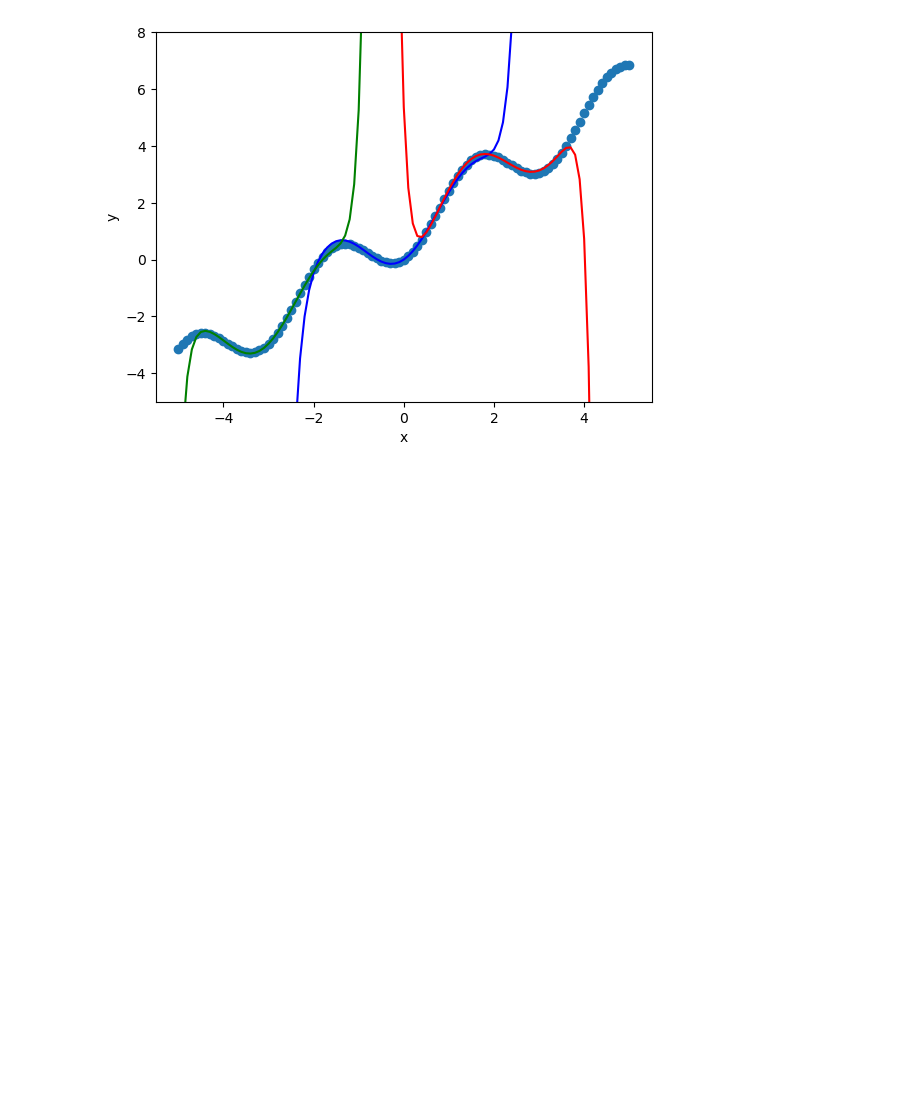
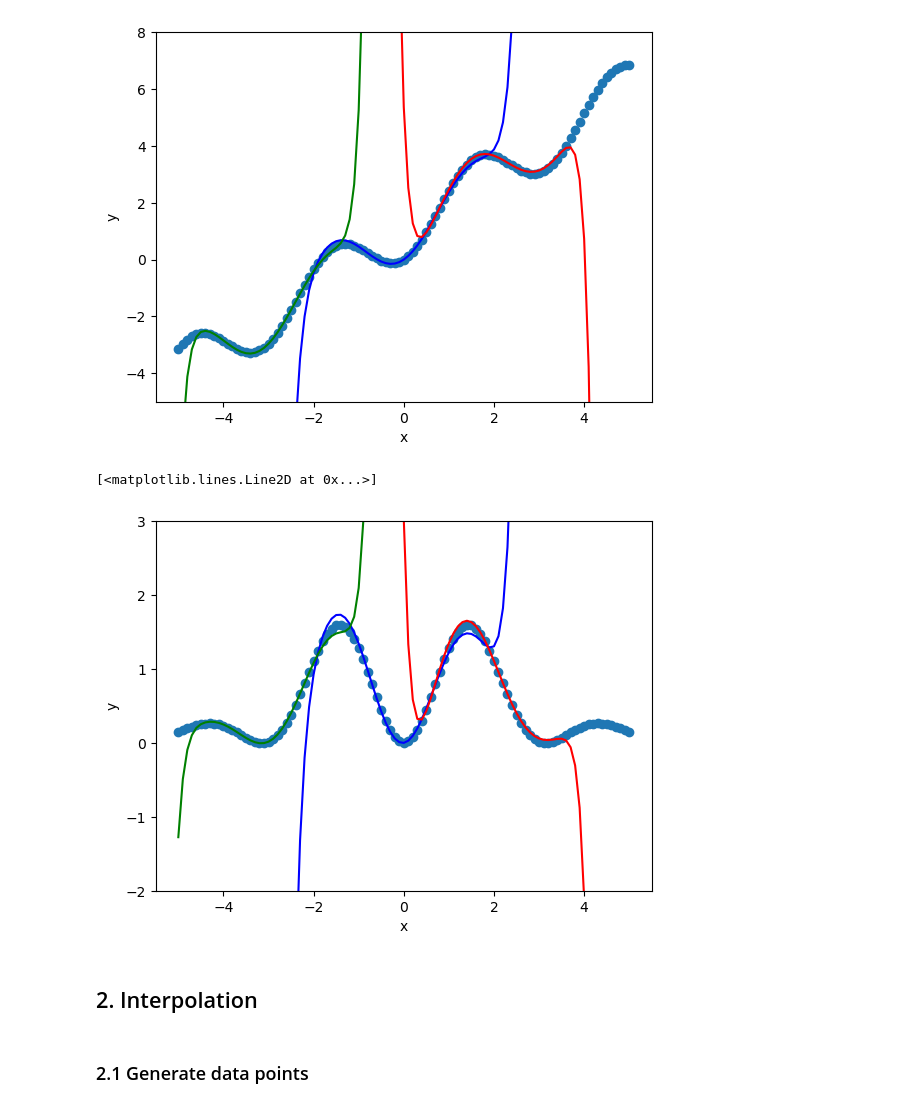
Before and after one commit to A-Hashemiann/Computational-Science, a Jupyter notebook: Computational-Physics/Taylor_Series.ipynb, the cells around one changed output. Saved outputs shown, nothing was run; the diff lists cells and outputs as text; code cells hidden in the pictures; blank space fills up the shorter version.

Commit message:
Taylor_Series

```diff
--- a/Computational-Physics/Taylor_Series.ipynb
+++ b/Computational-Physics/Taylor_Series.ipynb
@@ -163,3 +163,27 @@ plt.plot(x_list, taylor(func, x_list, -3, nmax, h), 'green')
 # %% [output]
 [<matplotlib.lines.Line2D at 0x...>]
 [figure]
+# %%
+def func(x):
+    return 2*np.sin(x)**2 * np.exp(-0.1*x**2)
+
+plt.xlabel('x')
+plt.ylabel('y')
+plt.ylim([-2,3])
+
+x_list = np.linspace(-5,5,101)
+plt.scatter(x_list, func(x_list))
+
+nmax = 15
+h = 0.05
+
+plt.plot(x_list, taylor(func, x_list, 0, nmax, h), 'blue')
+plt.plot(x_list, taylor(func, x_list, 2, nmax, h), 'red')
+plt.plot(x_list, taylor(func, x_list, -3, nmax, h), 'green')
+# %% [output]
+[<matplotlib.lines.Line2D at 0x...>]
+[figure, added]
+# %% [markdown]
+## 2. Interpolation
+# %% [markdown]
+### 2.1 Generate data points
```
Also changed, not shown: parts of 6 cells of this notebook.
